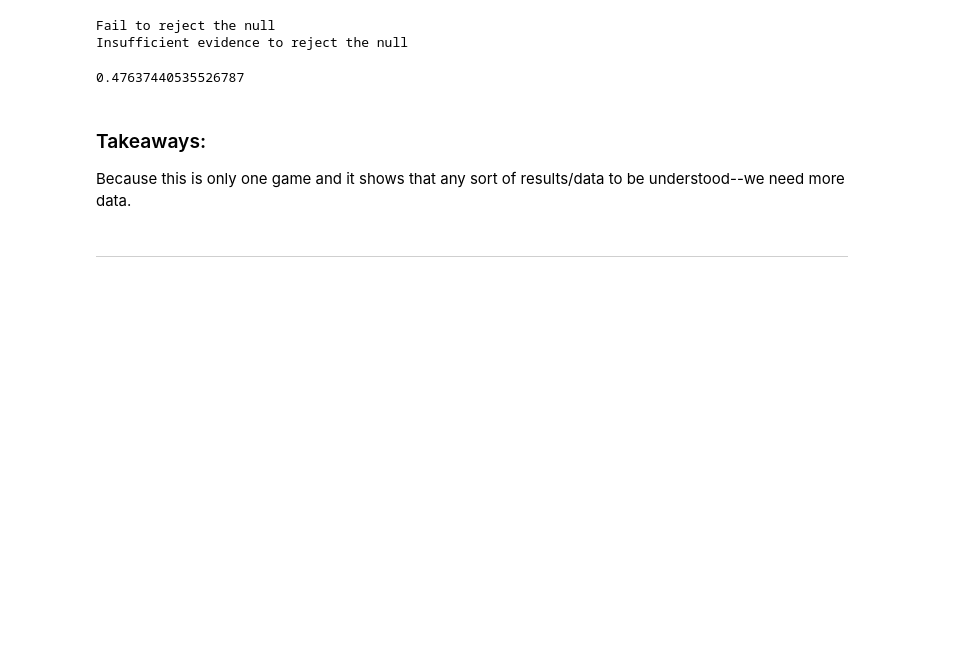
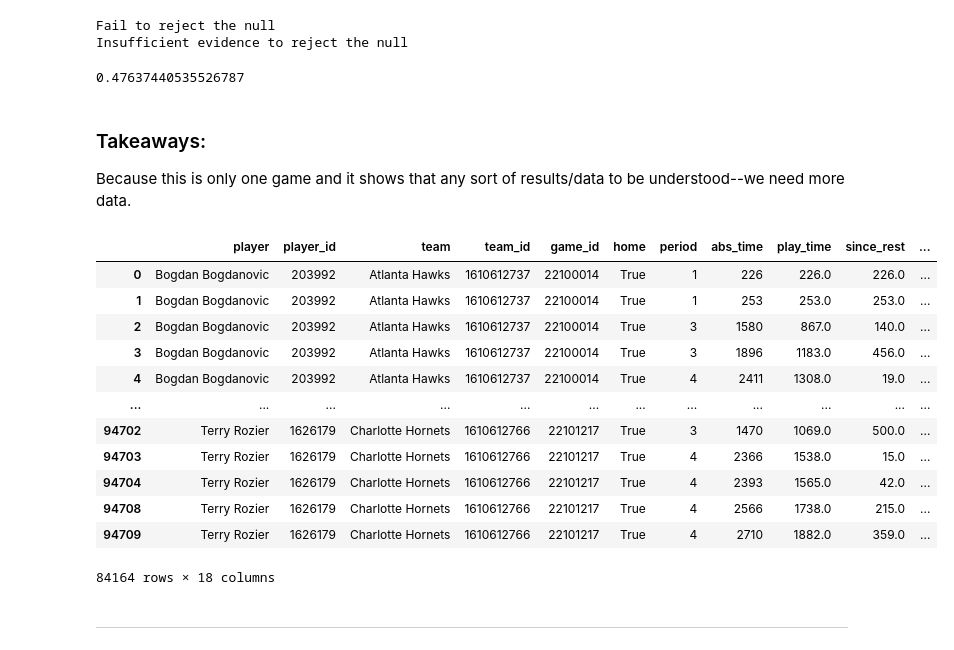
Before and after one commit to Eyring-Miller-Muriithi-capstone/shot-caller-for-ballers, a Jupyter notebook: Notebooks/Jen/Eyring-2021-22 Game df.ipynb, the cells around one changed output. Saved outputs shown, nothing was run; the diff lists cells and outputs as text; code cells hidden in the pictures; blank space fills up the shorter version.

```diff
--- a/Notebooks/Jen/Eyring-2021-22 Game df.ipynb
+++ b/Notebooks/Jen/Eyring-2021-22 Game df.ipynb
@@ -880,5 +880,23 @@ Insufficient evidence to reject the null
 # %% [markdown]
 ### Takeaways:
 Because this is only one game and it shows that any sort of results/data to be understood--we need more data.
+# %%
+from acquire import tome_prep
+df = tome_prep()
+df
+# %% [output]
+|  | player | player_id | team | team_id | game_id | home | period | abs_time | play_time | since_rest | ... |
+| 0 | Bogdan Bogdanovic | 203992 | Atlanta Hawks | 1610612737 | 22100014 | True | 1 | 226 | 226.0 | 226.0 | ... |
+| 1 | Bogdan Bogdanovic | 203992 | Atlanta Hawks | 1610612737 | 22100014 | True | 1 | 253 | 253.0 | 253.0 | ... |
+| 2 | Bogdan Bogdanovic | 203992 | Atlanta Hawks | 1610612737 | 22100014 | True | 3 | 1580 | 867.0 | 140.0 | ... |
+| 3 | Bogdan Bogdanovic | 203992 | Atlanta Hawks | 1610612737 | 22100014 | True | 3 | 1896 | 1183.0 | 456.0 | ... |
+| 4 | Bogdan Bogdanovic | 203992 | Atlanta Hawks | 1610612737 | 22100014 | True | 4 | 2411 | 1308.0 | 19.0 | ... |
+| ... | ... | ... | ... | ... | ... | ... | ... | ... | ... | ... | ... |
+| 94702 | Terry Rozier | 1626179 | Charlotte Hornets | 1610612766 | 22101217 | True | 3 | 1470 | 1069.0 | 500.0 | ... |
+| 94703 | Terry Rozier | 1626179 | Charlotte Hornets | 1610612766 | 22101217 | True | 4 | 2366 | 1538.0 | 15.0 | ... |
+| 94704 | Terry Rozier | 1626179 | Charlotte Hornets | 1610612766 | 22101217 | True | 4 | 2393 | 1565.0 | 42.0 | ... |
+| 94708 | Terry Rozier | 1626179 | Charlotte Hornets | 1610612766 | 22101217 | True | 4 | 2566 | 1738.0 | 215.0 | ... |
+| 94709 | Terry Rozier | 1626179 | Charlotte Hornets | 1610612766 | 22101217 | True | 4 | 2710 | 1882.0 | 359.0 | ... |
+84164 rows × 18 columns
 # %% [markdown]
 __________________________
```
Also changed, not shown: 3 other files.
